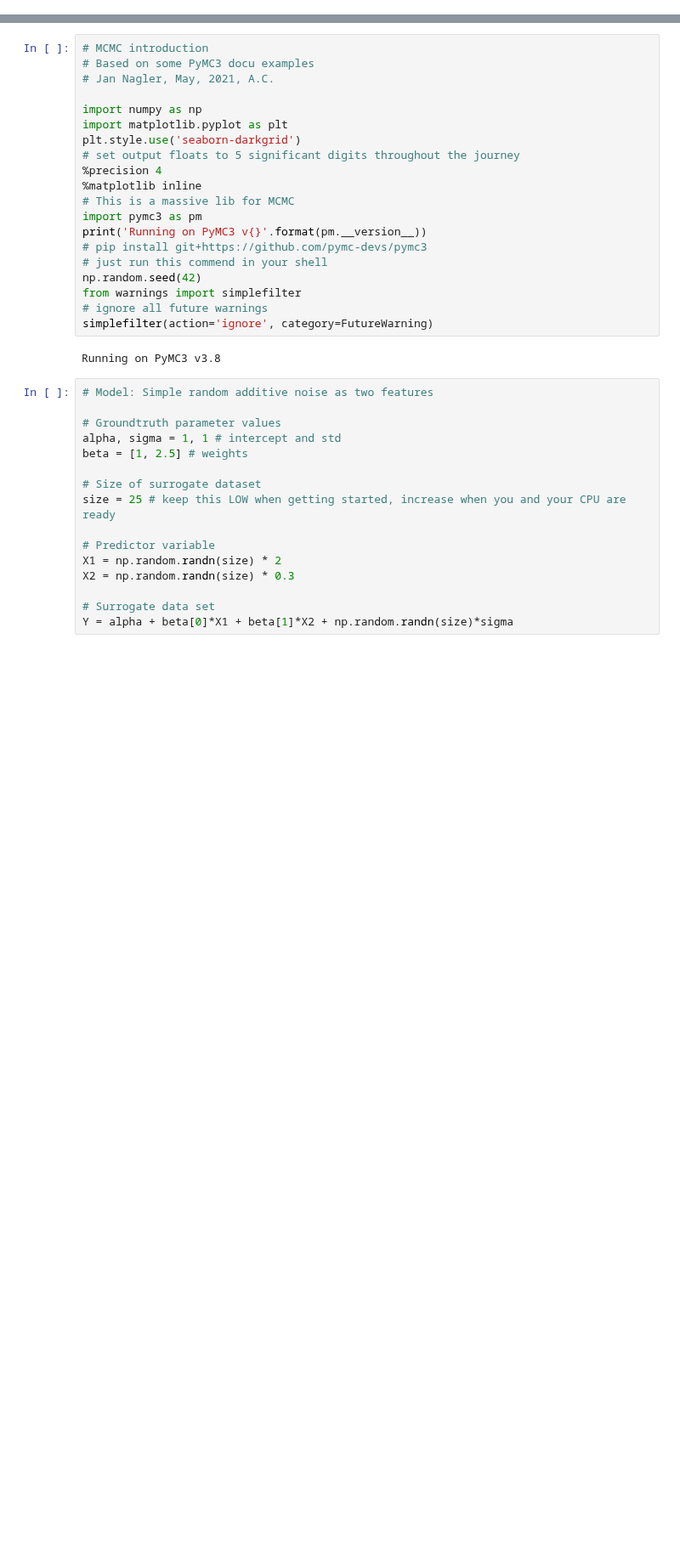
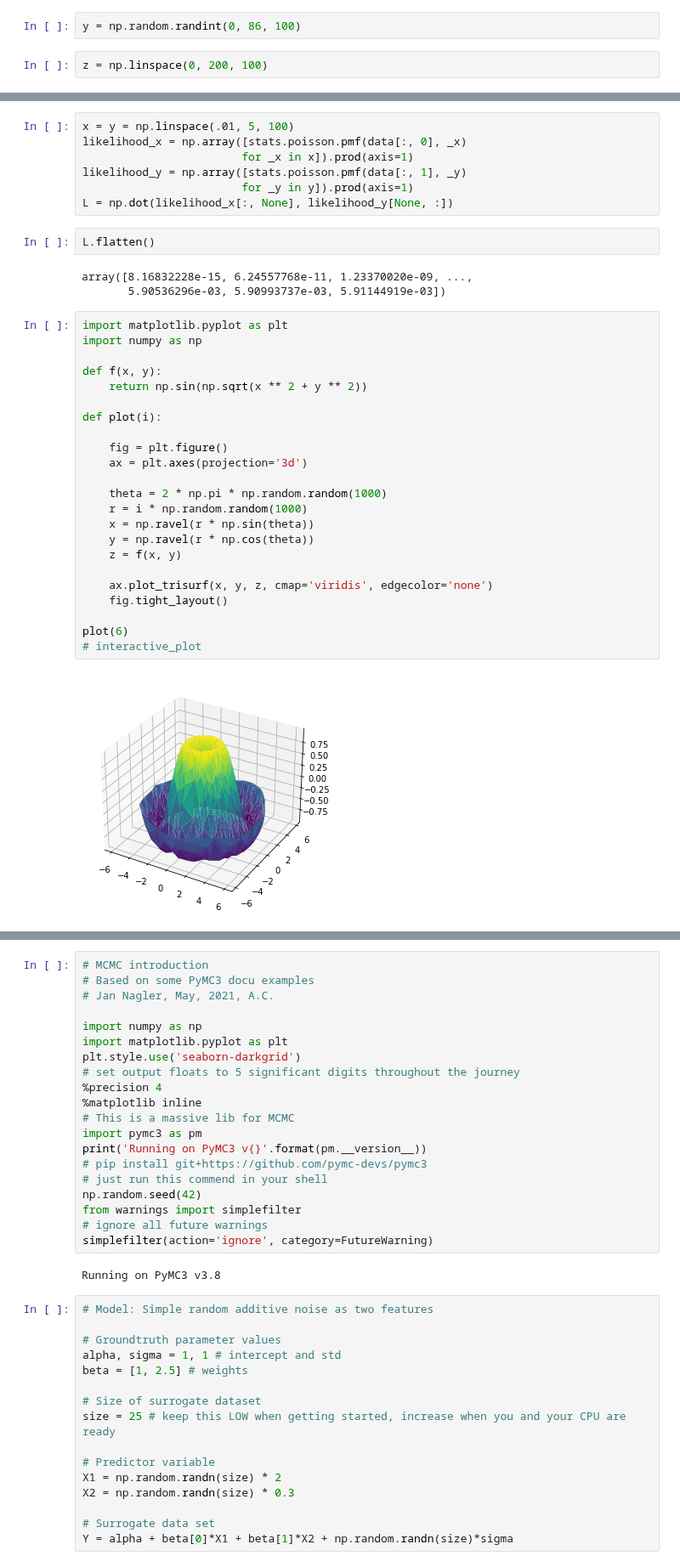
Before and after one commit to Estreuselito/Deus_ex_machina, a Jupyter notebook: MCMC/MCMC_PyMC3_introduction_v4.ipynb, the cells around one changed output, grey strips where cells are left out. Shown at 85% size. Cells and saved outputs as stored; diff of their text form; blank space fills up the shorter version.

```diff
--- a/MCMC/MCMC_PyMC3_introduction_v4.ipynb
+++ b/MCMC/MCMC_PyMC3_introduction_v4.ipynb
@@ -0,0 +6,4 @@
+# %%
+y = np.random.randint(0, 86, 100)
+# %%
+z = np.linspace(0, 200, 100)
@@ -0,0 +28,37 @@
+# %%
+x = y = np.linspace(.01, 5, 100)
+likelihood_x = np.array([stats.poisson.pmf(data[:, 0], _x)
+                        for _x in x]).prod(axis=1)
+likelihood_y = np.array([stats.poisson.pmf(data[:, 1], _y)
+                        for _y in y]).prod(axis=1)
+L = np.dot(likelihood_x[:, None], likelihood_y[None, :])
+# %%
+L.flatten()
+# %% [output]
+array([8.16832228e-15, 6.24557768e-11, 1.23370020e-09, ...,
+       5.90536296e-03, 5.90993737e-03, 5.91144919e-03])
+# %%
+import matplotlib.pyplot as plt
+import numpy as np
+
+def f(x, y):
+    return np.sin(np.sqrt(x ** 2 + y ** 2))
+
+def plot(i):
+
+    fig = plt.figure()
+    ax = plt.axes(projection='3d')
+
+    theta = 2 * np.pi * np.random.random(1000)
+    r = i * np.random.random(1000)
+    x = np.ravel(r * np.sin(theta))
+    y = np.ravel(r * np.cos(theta))
+    z = f(x, y)
+
+    ax.plot_trisurf(x, y, z, cmap='viridis', edgecolor='none')
+    fig.tight_layout()
+
+plot(6)
+# interactive_plot
+# %% [output]
+[figure, added]
```
Also changed, not shown: parts of 7 cells of this notebook, 2 other files.
